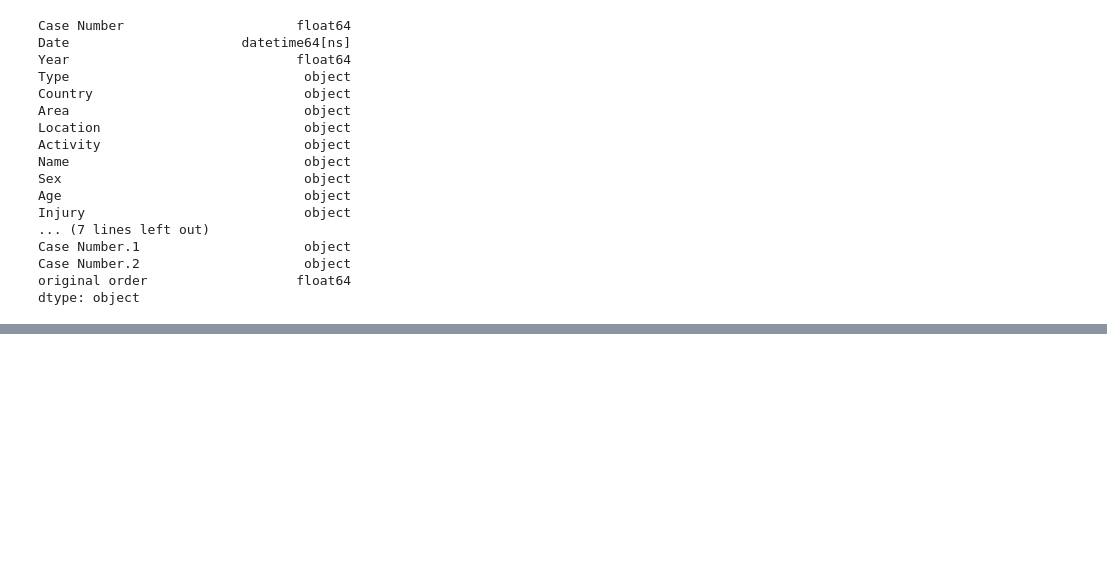
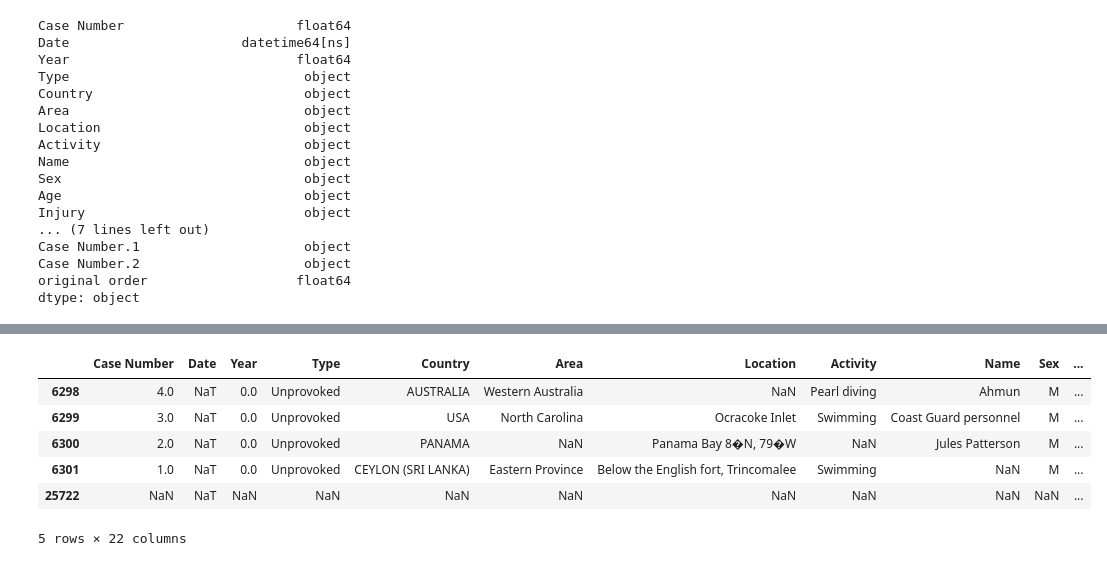
Before and after one commit to Ulli-H/Project02-Data_Cleaning, a Jupyter notebook: data_wrangling.ipynb, the cells around one changed output, grey strips where cells are left out. Saved outputs shown, nothing was run; the diff lists cells and outputs as text; code cells hidden in the pictures; blank space fills up the shorter version.

```diff
--- a/data_wrangling.ipynb
+++ b/data_wrangling.ipynb
@@ -182,7 +182,3 @@ Try using .loc[row_indexer,col_indexer] = value instead
 
 See the caveats in the documentation: https://pandas.pydata.org/pandas-docs/stable/user_guide/indexing.html#returning-a-view-versus-a-copy
   data3['Case Number'] = data3['Case Number'].str.replace(r'\D+', '')
-# %%
-#replacing 'Nan' in column Case Number with empty string
-data3['Case Number'] = data3['Case Number'].str.replace( 'NaN' , '')
-data3
@@ -503,0 +470,11 @@ dtype: object
+# %%
+#checking end of table since last row seems to be different
+data6.tail(5)
+# %% [output]
+|  | Case Number | Date | Year | Type | Country | Area | Location | Activity | Name | Sex | ... |
+| 6298 | 4.0 | NaT | 0.0 | Unprovoked | AUSTRALIA | Western Australia | NaN | Pearl diving | Ahmun | M | ... |
+| 6299 | 3.0 | NaT | 0.0 | Unprovoked | USA | North Carolina | Ocracoke Inlet | Swimming | Coast Guard personnel | M | ... |
+| 6300 | 2.0 | NaT | 0.0 | Unprovoked | PANAMA | NaN | Panama Bay 8�N, 79�W | NaN | Jules Patterson | M | ... |
+| 6301 | 1.0 | NaT | 0.0 | Unprovoked | CEYLON (SRI LANKA) | Eastern Province | Below the English fort, Trincomalee | Swimming | NaN | M | ... |
+| 25722 | NaN | NaT | NaN | NaN | NaN | NaN | NaN | NaN | NaN | NaN | ... |
+5 rows × 22 columns
```
Also changed, not shown: parts of 35 cells of this notebook, 1 other file.
